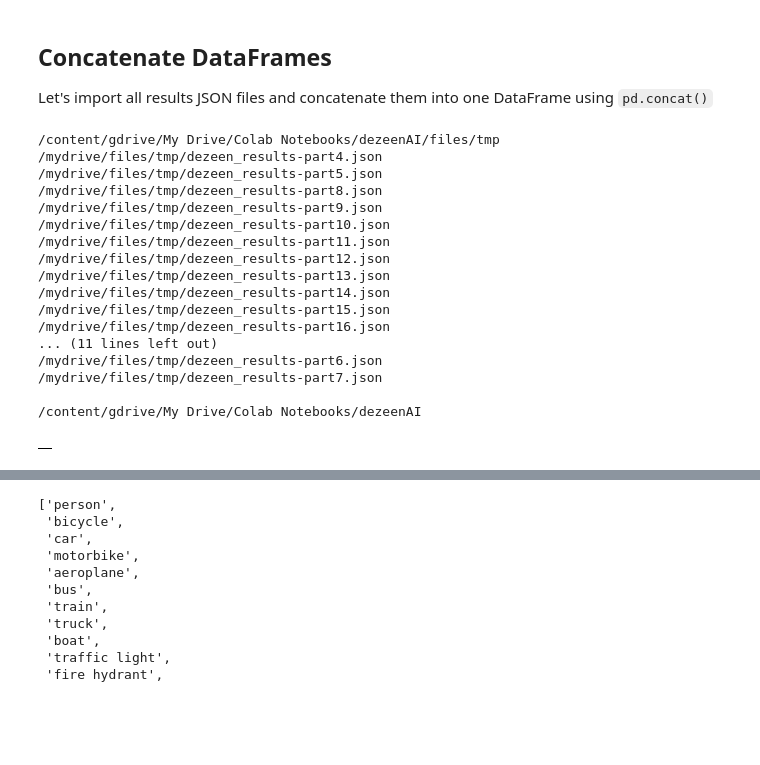
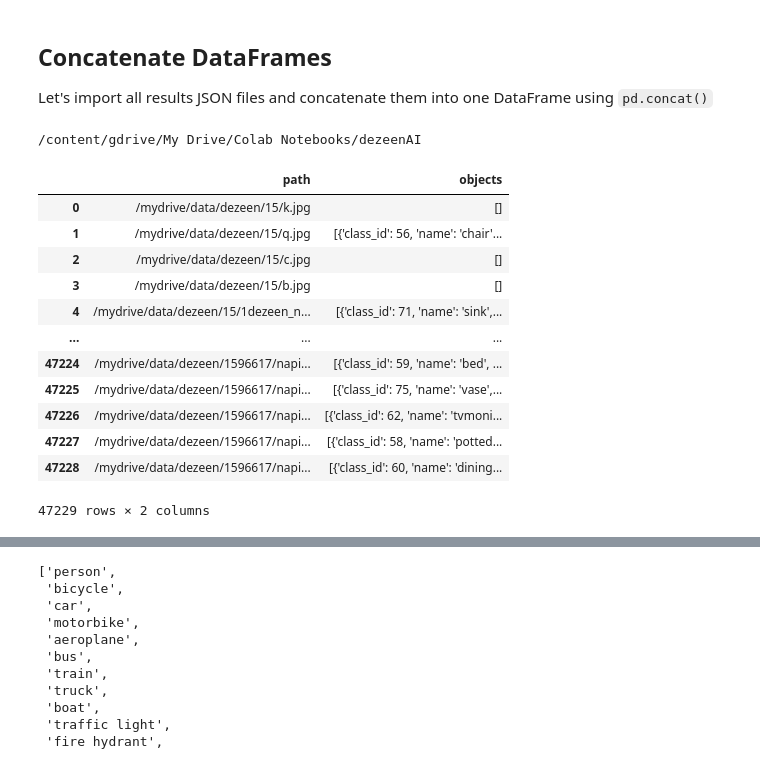
Before and after one commit to rickkk856/dezeenAI, a Jupyter notebook: 3_ObjectDetectionBasic.ipynb, the cells around one changed output, grey strips where cells are left out. Cells and saved outputs as stored; diff of their text form; code cells hidden in the pictures; blank space fills up the shorter version.

Commit message:
Object detection - finished

```diff
--- a/3_ObjectDetectionBasic.ipynb
+++ b/3_ObjectDetectionBasic.ipynb
@@ -311,12 +311,18 @@ print('\nStarting. This might take a few hours to complete...\n')
 # make sure the permissions are ok
 !chmod +x ./darknet
 
+# initiate results container
+results = []
+
 # iterate through the partial files
 for n, chunk in tq.tqdm(enumerate(chunks)):
 
   input = chunk
   # set the partial results filename
   output = '/mydrive/files/tmp/dezeen_results-part{}.json'.format(n+1)
+
+  # add results path to the conntainer
+  results.append(output)
 
   # check if file already exists
   if os.path.isfile(output):
@@ -356,50 +362,37 @@ Having the object detection results ready we can incorporate them into our DataF
 ## Concatenate DataFrames
 Let's import all results JSON files and concatenate them into one DataFrame using `pd.concat()`
 # %%
-# navigate to the temporary folder
-%cd files/tmp
-
-#initiate the container
-results = []
-
-# find all JSON files and list them in the container
-for filename in os.listdir(os.getcwd()):
-  if filename.endswith('.json'):
-    results.append('/mydrive/files/tmp/' + filename)
-
 # initiate empty DataFrame
 results_df = pd.DataFrame()
 
 # for each results file concatenate it to the DataFrame
 for file in tq.tqdm(results):
-  print(file)
   df_tmp = pd.read_json(file)
-  # results_df = pd.concat([results_df, df_tmp])
+  results_df = pd.concat([results_df, df_tmp])
 
+# rename the column
+results_df.rename(columns={'filename': 'path'}, inplace=True)
 
-# results_df.rename(columns={'filename': 'path'}, inplace=True)
-# results_df.drop(['frame_id'], axis=1, inplace=True)
+# drop unnecessary column and reset index
+results_df.drop(['frame_id'], axis=1, inplace=True)
+results_df.reset_index(drop=True, inplace=True)
 
 # navigate back to the working directory
 %cd /mydrive
 
 results_df
 # %% [output]
-/content/gdrive/My Drive/Colab Notebooks/dezeenAI/files/tmp
-/mydrive/files/tmp/dezeen_results-part4.json
-/mydrive/files/tmp/dezeen_results-part5.json
-/mydrive/files/tmp/dezeen_results-part8.json
-/mydrive/files/tmp/dezeen_results-part9.json
-/mydrive/files/tmp/dezeen_results-part10.json
-/mydrive/files/tmp/dezeen_results-part11.json
-/mydrive/files/tmp/dezeen_results-part12.json
-/mydrive/files/tmp/dezeen_results-part13.json
-/mydrive/files/tmp/dezeen_results-part14.json
-/mydrive/files/tmp/dezeen_results-part15.json
-/mydrive/files/tmp/dezeen_results-part16.json
-... (11 lines left out)
-/mydrive/files/tmp/dezeen_results-part6.json
-/mydrive/files/tmp/dezeen_results-part7.json
-
 /content/gdrive/My Drive/Colab Notebooks/dezeenAI
-|  |
+|  | path | objects |
+| 0 | /mydrive/data/dezeen/15/k.jpg | [] |
+| 1 | /mydrive/data/dezeen/15/q.jpg | [{'class_id': 56, 'name': 'chair'... |
+| 2 | /mydrive/data/dezeen/15/c.jpg | [] |
+| 3 | /mydrive/data/dezeen/15/b.jpg | [] |
+| 4 | /mydrive/data/dezeen/15/1dezeen_n... | [{'class_id': 71, 'name': 'sink',... |
+| ... | ... | ... |
+| 47224 | /mydrive/data/dezeen/1596617/napi... | [{'class_id': 59, 'name': 'bed', ... |
+| 47225 | /mydrive/data/dezeen/1596617/napi... | [{'class_id': 75, 'name': 'vase',... |
+| 47226 | /mydrive/data/dezeen/1596617/napi... | [{'class_id': 62, 'name': 'tvmoni... |
+| 47227 | /mydrive/data/dezeen/1596617/napi... | [{'class_id': 58, 'name': 'potted... |
+| 47228 | /mydrive/data/dezeen/1596617/napi... | [{'class_id': 60, 'name': 'dining... |
+47229 rows × 2 columns
```
Also changed, not shown: parts of 18 cells of this notebook, 1 other file.
